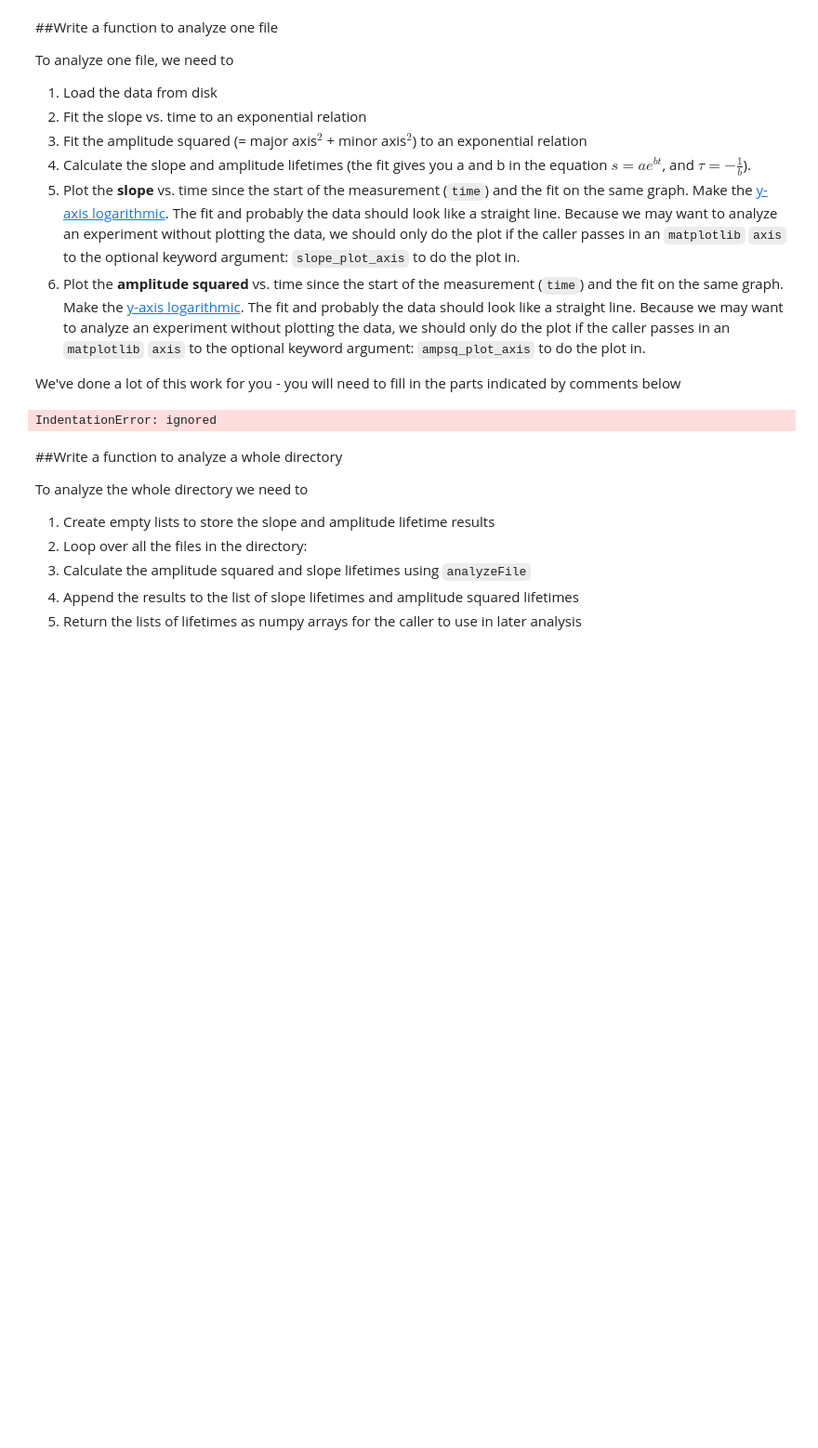
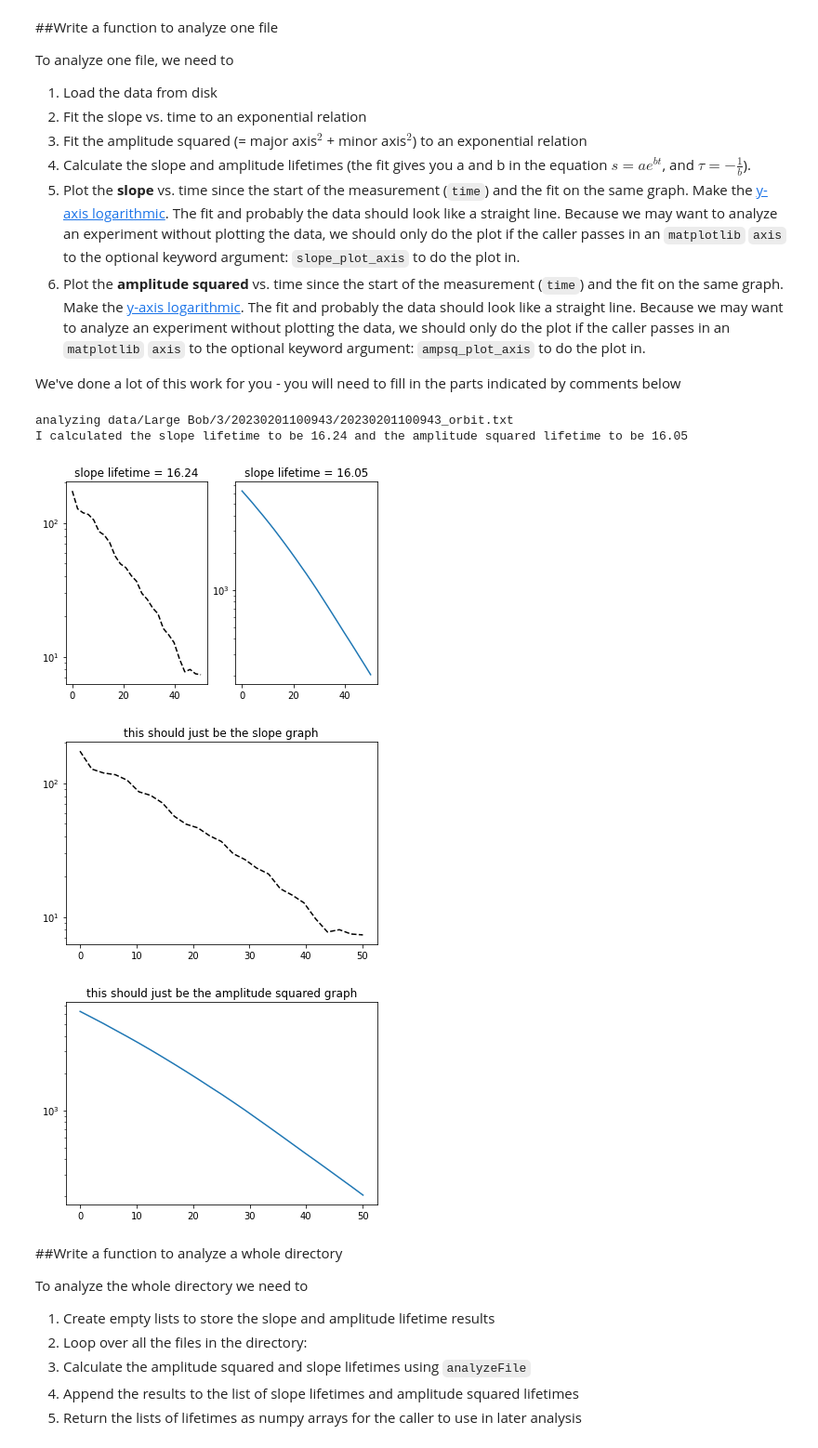
Before and after one commit to NYU-IEP-2022-3-Classroom/lab5-data-repository-Stefan-Physics, a Jupyter notebook: LabAnalysis5.ipynb, the cells around one changed output. Shown at 93% size. Saved outputs shown, nothing was run; the diff lists cells and outputs as text; code cells hidden in the pictures; blank space fills up the shorter version.

```diff
--- a/LabAnalysis5.ipynb
+++ b/LabAnalysis5.ipynb
@@ -165,7 +165,7 @@ def analyzeFile(file, slope_plot_axis = None, ampsq_plot_axis = None):
   a_ampsq, b_ampsq, ampsq_fit = fitExponential(time,ampsq)
 
   #CODE1: fit an exonential to the slope data
-  a_slope,b_slope,slope_fit = fitExponential(time, slope_fit)
+  a_slope,b_slope,slope_fit = fitExponential(time, slope)
 
 
   if not(slope_plot_axis is None):
@@ -173,45 +173,49 @@ def analyzeFile(file, slope_plot_axis = None, ampsq_plot_axis = None):
     #CODE2: use semilogy to plot the fit slope vs time, as a dashed black line
 
   if not(ampsq_plot_axis is None):
-    slope_plot_axis.semilogy(time, ampsq)
-    slope_plot_axis.semilogy(time, slope, 'k--' ) ##or use slope instead of slope_fit
+    ampsq_plot_axis.semilogy(time, ampsq)
+    #slope_plot_axis.semilogy(time, slope, 'k--' ) ##or use slope instead of slope_fit
     #CODE3: use semilogy to make a plot of time on the linear x-axis vs. amplitude squared on the logarithmic y-axis
     #CODE4: use semilogy to plot the fit slope vs time, as a dashed black line
 
 
   lifetime_slope = -1/b_slope
   #CODE5: calculate the amplitude squared lifetime and store the result in lifetime_ampsq
-  lifetime_ampsq = #your code here
+  lifetime_ampsq = -1/b_ampsq #your code here
 
   return (lifetime_slope, lifetime_ampsq)
 
 #this code tests your function - make sure it runs correctly
 
 file = largeBobFiles["3"][0] #first 3 mm experiment - change if you don't have this directory structure or this data file
 print("analyzing {}".format(file))
 
 plt.figure()
 ax1 = plt.subplot(1, 2, 1)
 ax2 = plt.subplot(1, 2, 2)
 
 (slope_tau, ampsq_tau) = analyzeFile(file, ax1, ax2)
 ax1.set_title("slope lifetime = {:.2f}".format(slope_tau))
 ax2.set_title("slope lifetime = {:.2f}".format(ampsq_tau))
 
 plt.figure()
 ax1 = plt.axes();
 analyzeFile(file, slope_plot_axis = ax1)
 ax1.set_title("this should just be the slope graph")
 
 plt.figure()
 ax1 = plt.axes();
 analyzeFile(file, ampsq_plot_axis = ax1)
 ax1.set_title("this should just be the amplitude squared graph")
 
 (slope_tau, ampsq_tau) = analyzeFile(file)
 print("I calculated the slope lifetime to be {:.2f} and the amplitude squared lifetime to be {:.2f}".format(slope_tau, ampsq_tau))
 # %% [output]
-IndentationError: ignored
+analyzing data/Large Bob/3/20230201100943/20230201100943_orbit.txt
+I calculated the slope lifetime to be 16.24 and the amplitude squared lifetime to be 16.05
+[figure, added]
+[figure, added]
+[figure, added]
 # %% [markdown]
 ##Write a function to analyze a whole directory
 
```
Also changed, not shown: parts of 2 cells of this notebook.
